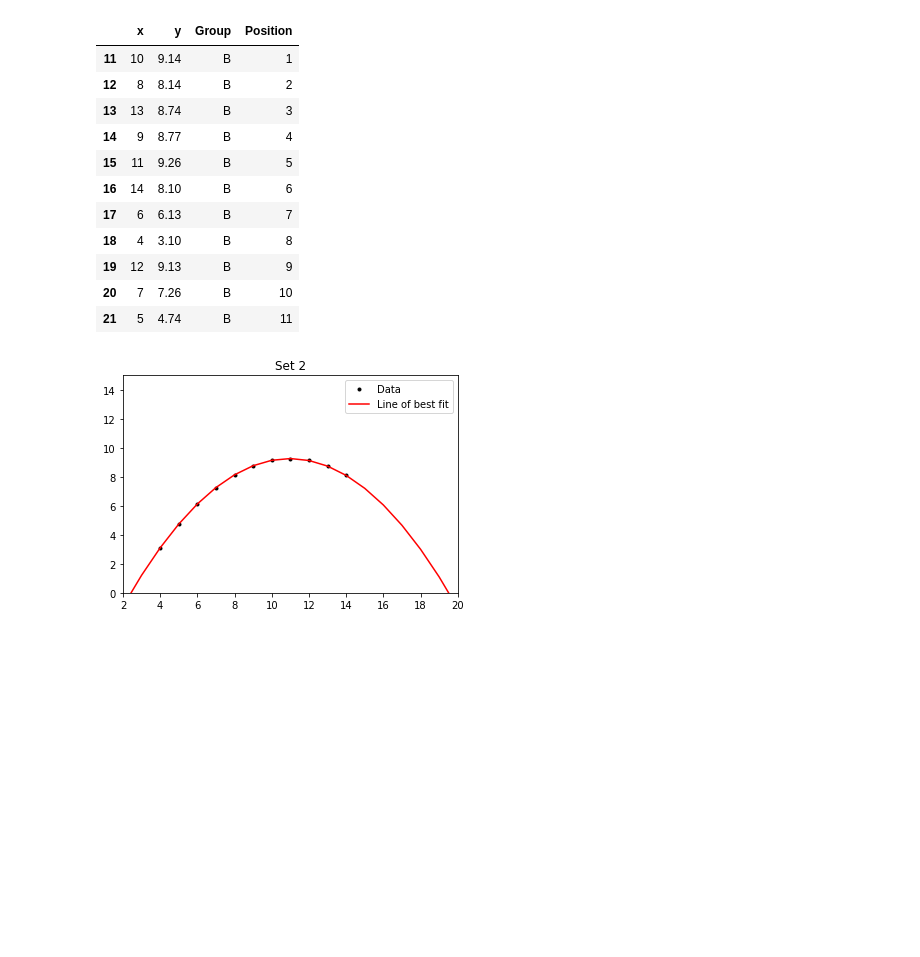
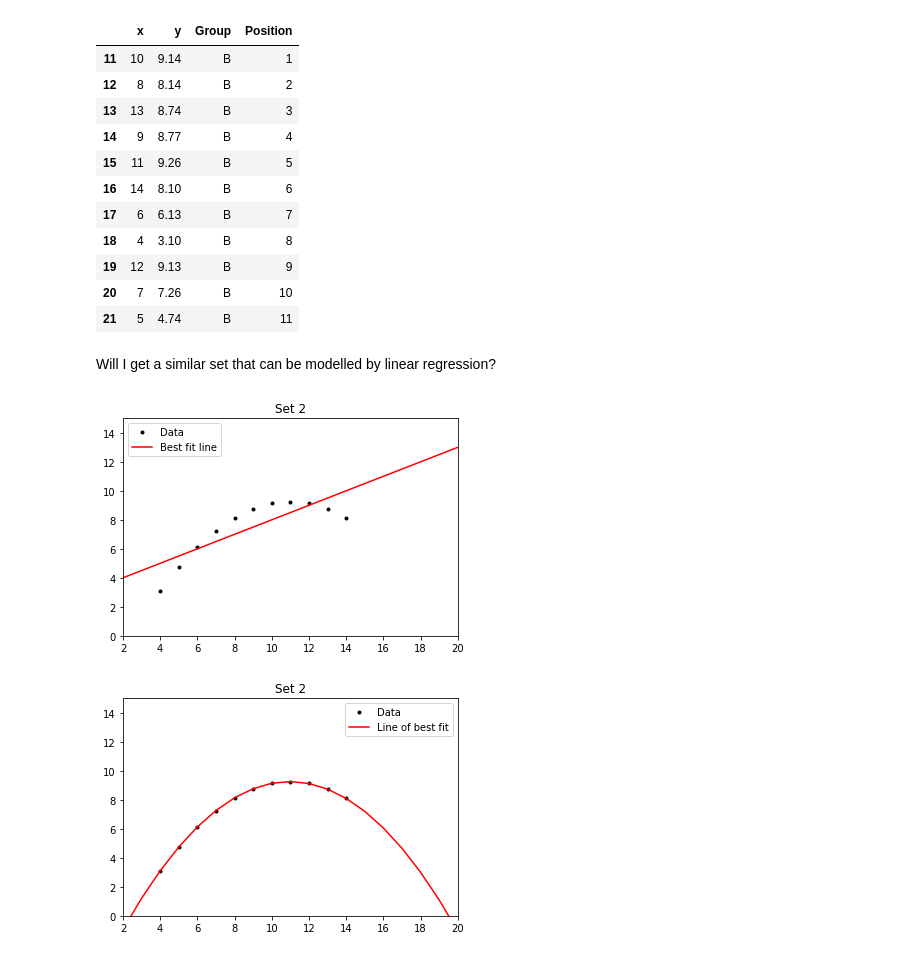
Before and after one commit to MarionMcG/data-analysis, a Jupyter notebook: anscombe.ipynb, the cells around one changed output. Saved outputs shown, nothing was run; the diff lists cells and outputs as text; code cells hidden in the pictures; blank space fills up the shorter version.

Commit message:
Explanations and linear regression on set 2

```diff
--- a/anscombe.ipynb
+++ b/anscombe.ipynb
@@ -136,6 +158,33 @@ set2
 | 19 | 12 | 9.13 | B | 9 |
 | 20 | 7 | 7.26 | B | 10 |
 | 21 | 5 | 4.74 | B | 11 |
+# %% [markdown]
+Will I get a similar set that can be modelled by linear regression?
+# %%
+plt.title('Set 2')
+plt.xlim(2, 20)
+plt.ylim(0, 15)
+
+#Setting x and y values
+x = set2.loc[:, 'x']
+y = set2.loc[:, 'y']
+
+#Plotting my points
+plt.plot(x, y, 'k.', label = 'Data')
+
+#Getting the slope m and the y-intercept c of best fit line
+z= np.polyfit(x, y, 1)
+m, c = z
+
+# Plotting the best fit line in the domain 0 to 20
+x=np.arange(0, 21, 1)
+plt.plot(x, m*x+c, 'r-', label='Best fit line')
+
+#Show my plot
+plt.legend()
+plt.show()
+# %% [output]
+[figure, added]
 # %%
 plt.title('Set 2')
 plt.xlim(2, 20)
```
Also changed, not shown: parts of 22 cells of this notebook.
